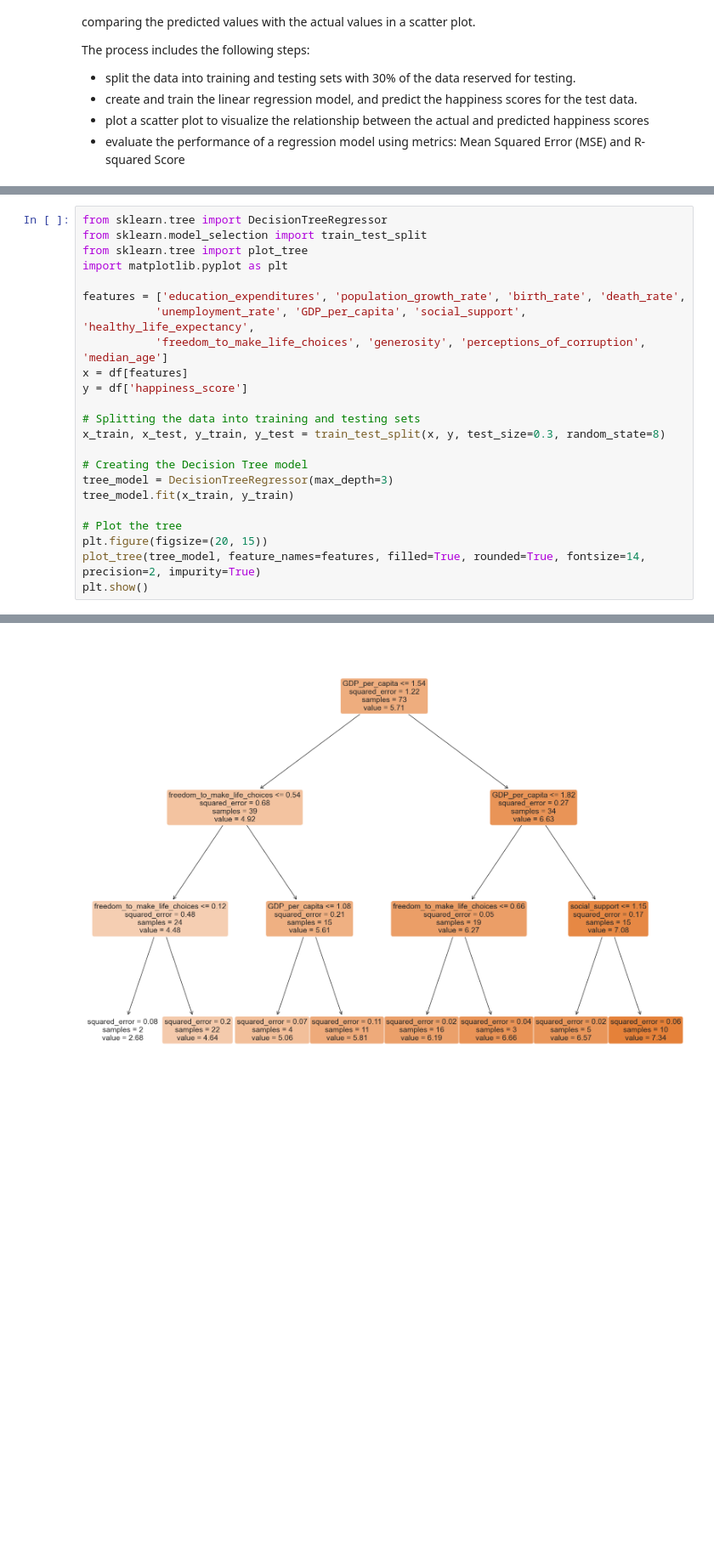
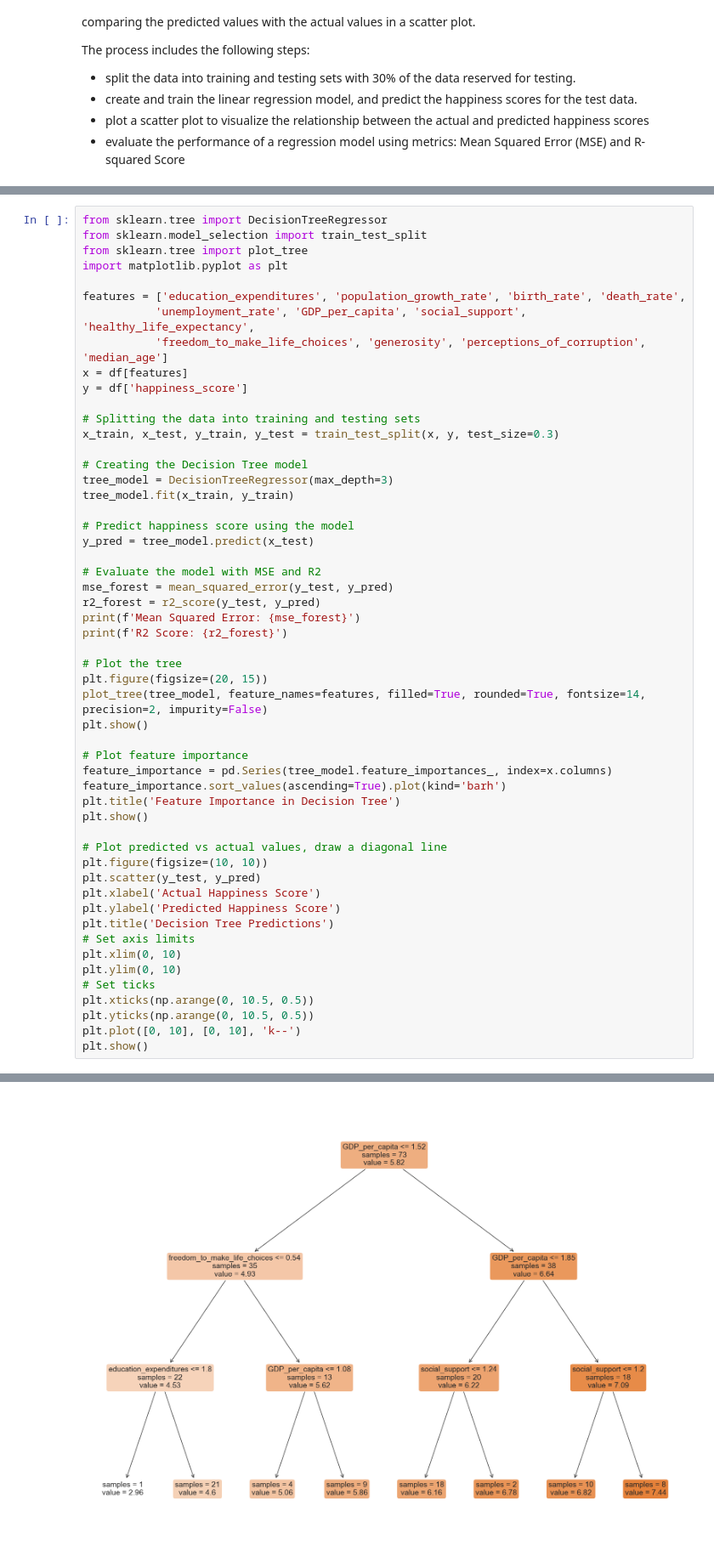
Before and after one commit to onalanb/Measuring-Global-Happiness, a Jupyter notebook: final_analysis.ipynb, the cells around one changed output, grey strips where cells are left out. Shown at 85% size. Drawn from its saved outputs; the diff is of its cells as text; blank space fills up the shorter version.

```diff
--- a/final_analysis.ipynb
+++ b/final_analysis.ipynb
@@ -332,14 +336,44 @@ x = df[features]
 y = df['happiness_score']
 
 # Splitting the data into training and testing sets
-x_train, x_test, y_train, y_test = train_test_split(x, y, test_size=0.3, random_state=8)
+x_train, x_test, y_train, y_test = train_test_split(x, y, test_size=0.3)
 
 # Creating the Decision Tree model
 tree_model = DecisionTreeRegressor(max_depth=3)
 tree_model.fit(x_train, y_train)
 
+# Predict happiness score using the model
+y_pred = tree_model.predict(x_test)
+
+# Evaluate the model with MSE and R2
+mse_forest = mean_squared_error(y_test, y_pred)
+r2_forest = r2_score(y_test, y_pred)
+print(f'Mean Squared Error: {mse_forest}')
+print(f'R2 Score: {r2_forest}')
+
 # Plot the tree
 plt.figure(figsize=(20, 15))
-plot_tree(tree_model, feature_names=features, filled=True, rounded=True, fontsize=14, precision=2, impurity=True)
+plot_tree(tree_model, feature_names=features, filled=True, rounded=True, fontsize=14, precision=2, impurity=False)
 plt.show()
+
+# Plot feature importance
+feature_importance = pd.Series(tree_model.feature_importances_, index=x.columns)
+feature_importance.sort_values(ascending=True).plot(kind='barh')
+plt.title('Feature Importance in Decision Tree')
+plt.show()
+
+# Plot predicted vs actual values, draw a diagonal line
+plt.figure(figsize=(10, 10))
+plt.scatter(y_test, y_pred)
+plt.xlabel('Actual Happiness Score')
+plt.ylabel('Predicted Happiness Score')
+plt.title('Decision Tree Predictions')
+# Set axis limits
+plt.xlim(0, 10)
+plt.ylim(0, 10)
+# Set ticks
+plt.xticks(np.arange(0, 10.5, 0.5))
+plt.yticks(np.arange(0, 10.5, 0.5))
+plt.plot([0, 10], [0, 10], 'k--')
+plt.show()
 # %% [output]
@@ -346 +382 @@ plt.show()
-[figure, old version]
+[figure, new version]
```
Also changed, not shown: parts of 5 cells of this notebook.
